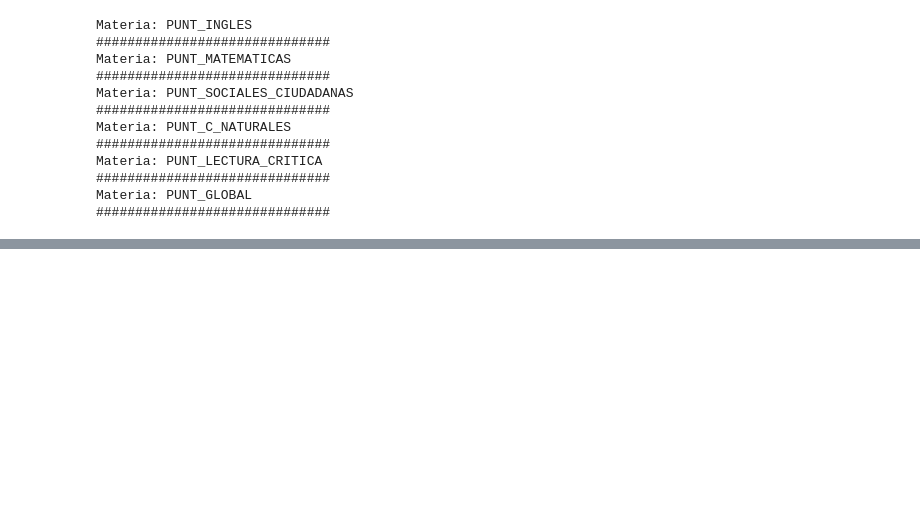
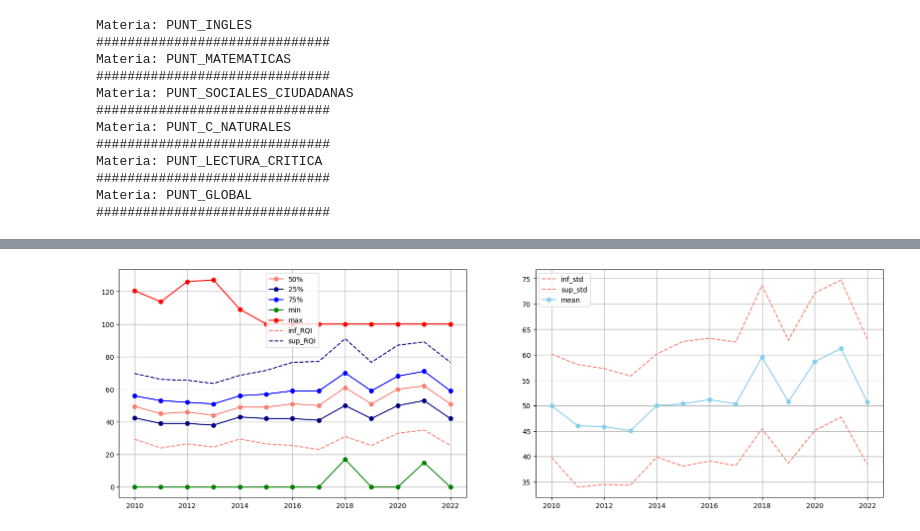
Before and after one commit to sagomeza1/saber11, a Jupyter notebook: eda.ipynb, the cells around one changed output, grey strips where cells are left out. Saved outputs shown, nothing was run; the diff lists cells and outputs as text; code cells hidden in the pictures; blank space fills up the shorter version.

```diff
--- a/eda.ipynb
+++ b/eda.ipynb
@@ -519,0 +339,4 @@ data.head()
+# %%
+plot_materia("PUNT_MATEMATICAS")
+# %% [output]
+[figure, added]
```
Also changed, not shown: parts of 116 cells of this notebook.
